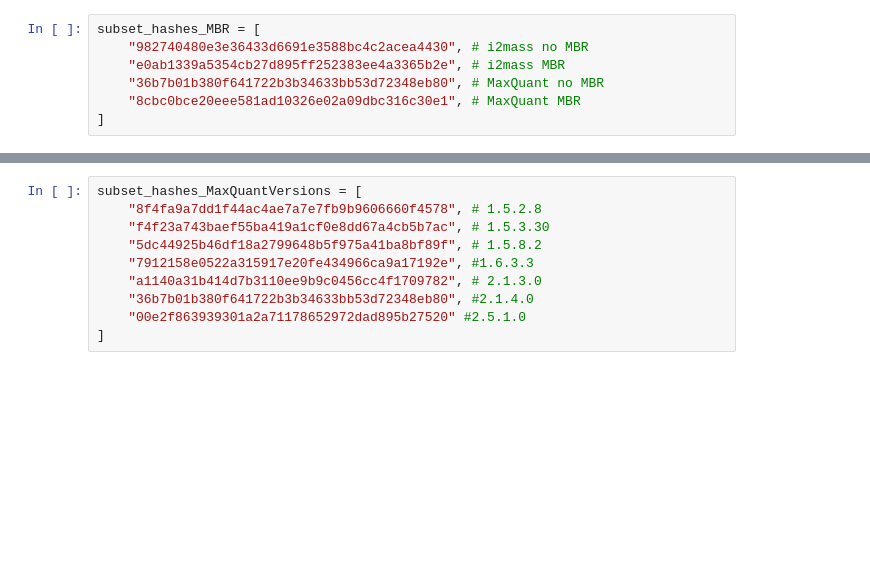
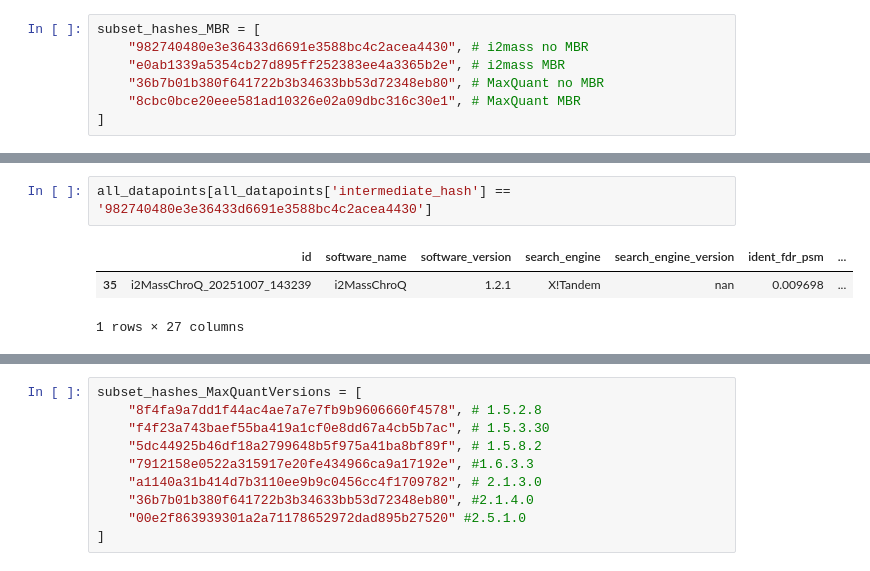
Before and after one commit to Proteobench/ProteoBench, a Jupyter notebook: jupyter_notebooks/analysis/post_analysis/quant/lfq/ion/dda/DDA_ion_quant_manuscript.ipynb, the cells around one changed output, grey strips where cells are left out. Cells and saved outputs as stored; diff of their text form; blank space fills up the shorter version.

```diff
--- a/jupyter_notebooks/analysis/post_analysis/quant/lfq/ion/dda/DDA_ion_quant_manuscript.ipynb
+++ b/jupyter_notebooks/analysis/post_analysis/quant/lfq/ion/dda/DDA_ion_quant_manuscript.ipynb
@@ -1022,3 +1046,9 @@ subset_hashes_MBR = [
+# %%
+all_datapoints[all_datapoints['intermediate_hash'] == '982740480e3e36433d6691e3588bc4c2acea4430']
+# %% [output]
+|  | id | software_name | software_version | search_engine | search_engine_version | ident_fdr_psm | ... |
+| 35 | i2MassChroQ_20251007_143239 | i2MassChroQ | 1.2.1 | X!Tandem | nan | 0.009698 | ... |
+1 rows × 27 columns
 # %%
 plot = plot_performance_metrics(
     all_datapoints, subset=subset_hashes_MBR, min_quant=3, subset_col="intermediate_hash", autoscale=True
```
Also changed, not shown: parts of 28 cells of this notebook.
